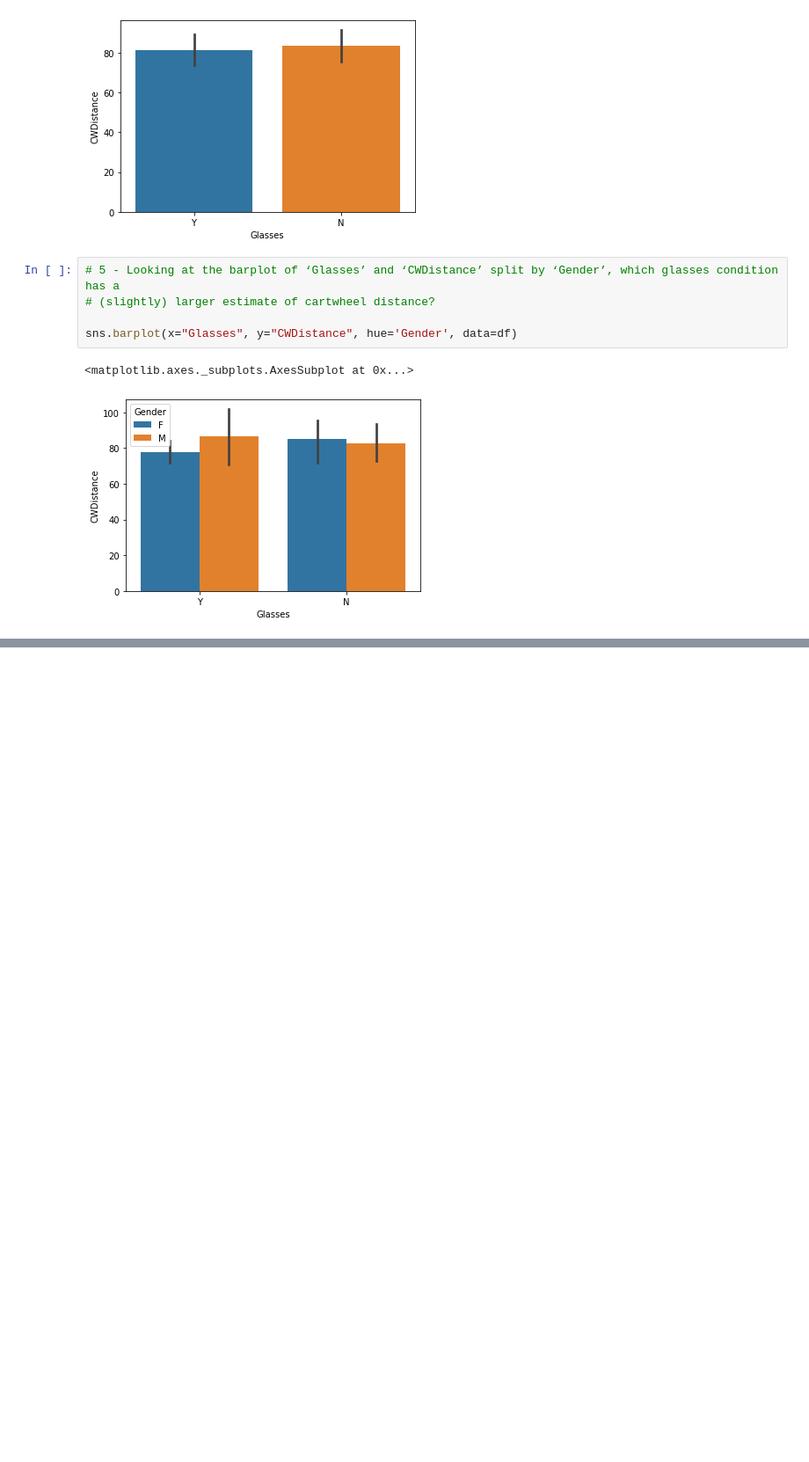
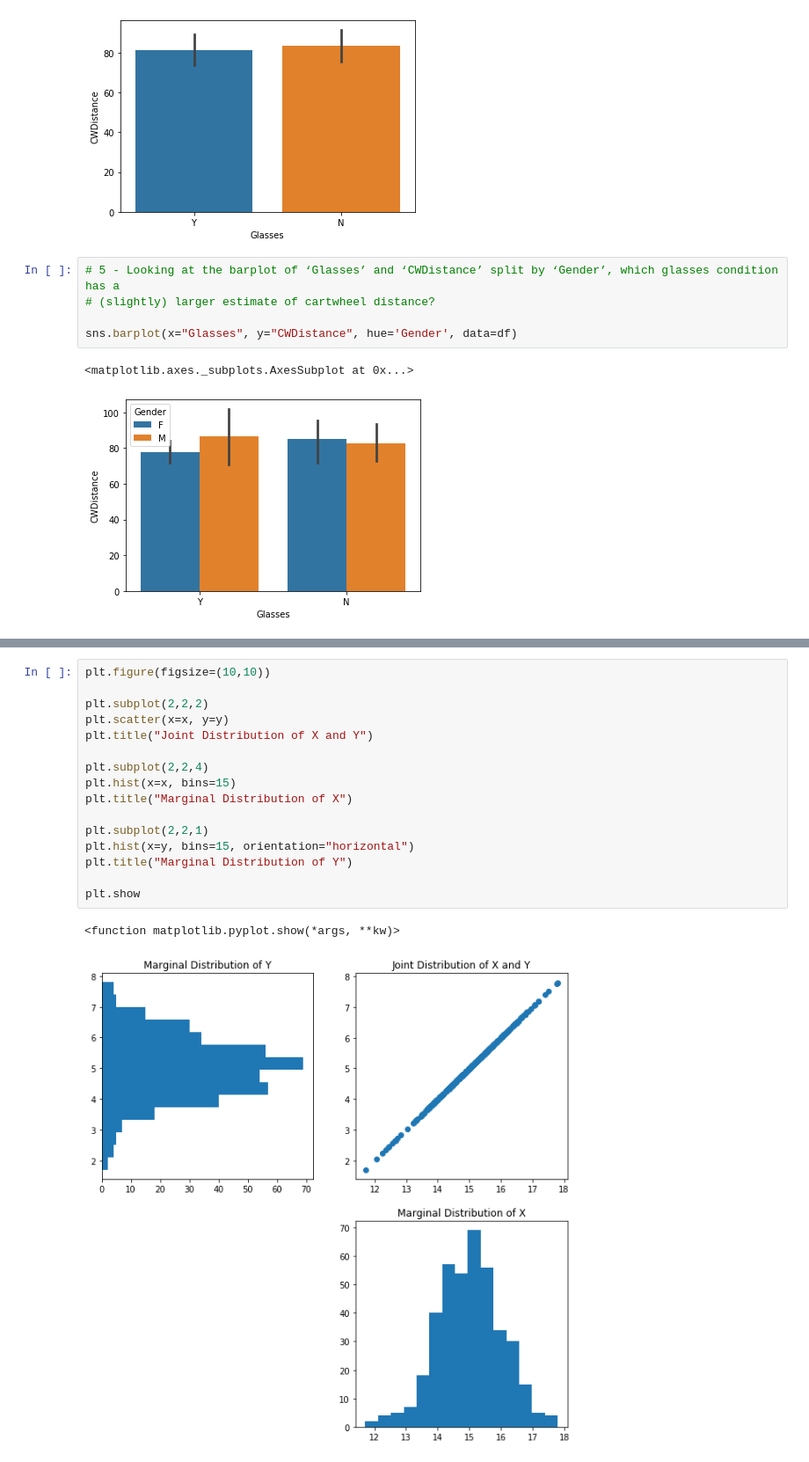
Before and after one commit to thiagogomesverissimo/notebooks, a Jupyter notebook: matplotlib.ipynb, the cells around one changed output, grey strips where cells are left out. Shown at 88% size. Saved outputs shown, nothing was run; the diff lists cells and outputs as text; blank space fills up the shorter version.

```diff
--- a/matplotlib.ipynb
+++ b/matplotlib.ipynb
@@ -289,0 +310,19 @@ sns.barplot(x="Glasses", y="CWDistance", hue='Gender', data=df)
+# %%
+plt.figure(figsize=(10,10))
+
+plt.subplot(2,2,2)
+plt.scatter(x=x, y=y)
+plt.title("Joint Distribution of X and Y")
+
+plt.subplot(2,2,4)
+plt.hist(x=x, bins=15)
+plt.title("Marginal Distribution of X")
+
+plt.subplot(2,2,1)
+plt.hist(x=y, bins=15, orientation="horizontal")
+plt.title("Marginal Distribution of Y")
+
+plt.show
+# %% [output]
+<function matplotlib.pyplot.show(*args, **kw)>
+[figure, added]
```
Also changed, not shown: parts of 1 cell of this notebook, 4 other files.
